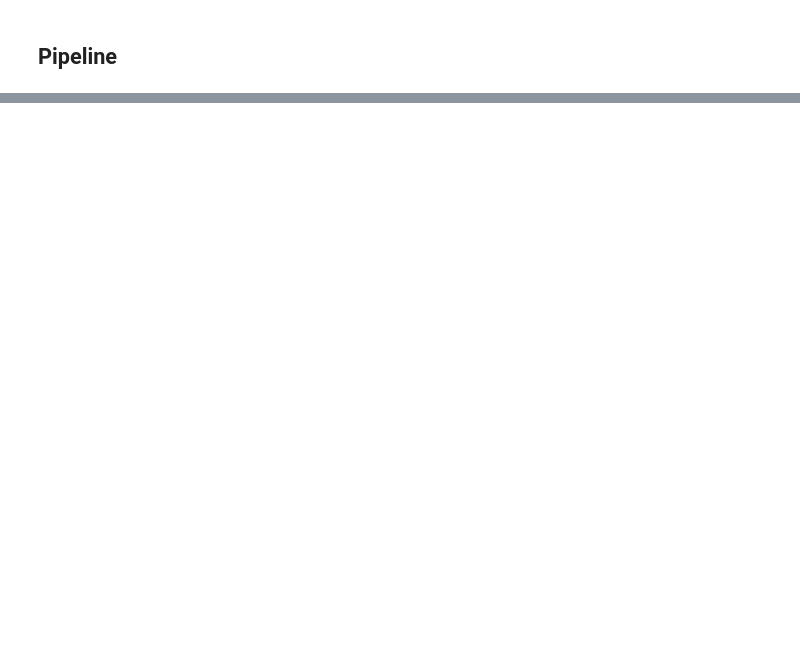
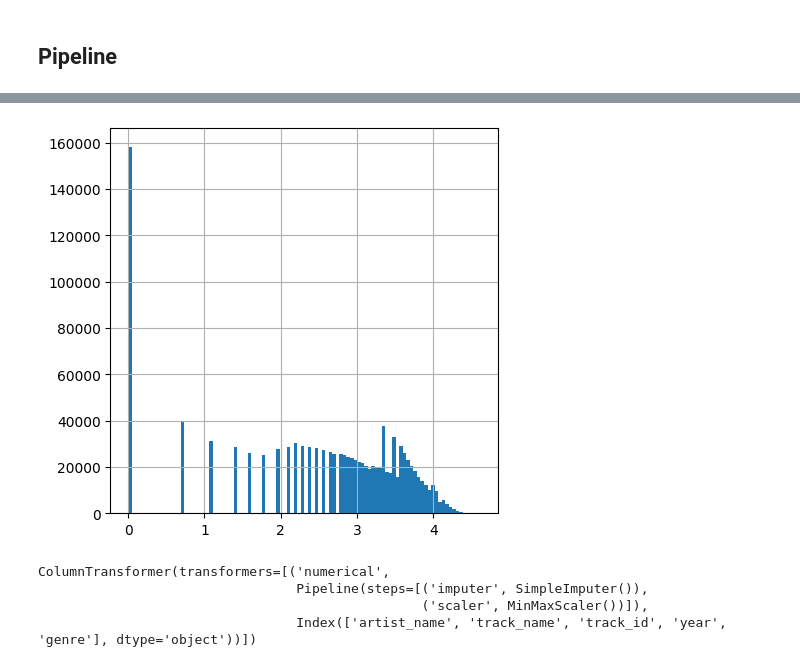
Before and after one commit to Abstract-Dex/Spotify-Data-Insights, a Jupyter notebook: main.ipynb, the cells around one changed output, grey strips where cells are left out. Cells and saved outputs as stored; diff of their text form; code cells hidden in the pictures; blank space fills up the shorter version.

Commit message:
retrained with important features

```diff
--- a/main.ipynb
+++ b/main.ipynb
@@ -256,0 +302,5 @@ Text(0.5, 0, 'Random Forest Feature Importance')
+# %%
+y_transformed.hist(bins=100, figsize=(5,5))
+plt.show()
+# %% [output]
+[figure, added]
@@ -256,0 +313,11 @@ Text(0.5, 0, 'Random Forest Feature Importance')
+# %%
+from sklearn.compose import ColumnTransformer
+
+preprocessor2=ColumnTransformer(transformers=[("numerical",num_processor2,numerical_cols2)])
+
+preprocessor2
+# %% [output]
+ColumnTransformer(transformers=[('numerical',
+                                 Pipeline(steps=[('imputer', SimpleImputer()),
+                                                 ('scaler', MinMaxScaler())]),
+                                 Index(['artist_name', 'track_name', 'track_id', 'year', 'genre'], dtype='object'))])
```
Also changed, not shown: parts of 20 cells of this notebook.
